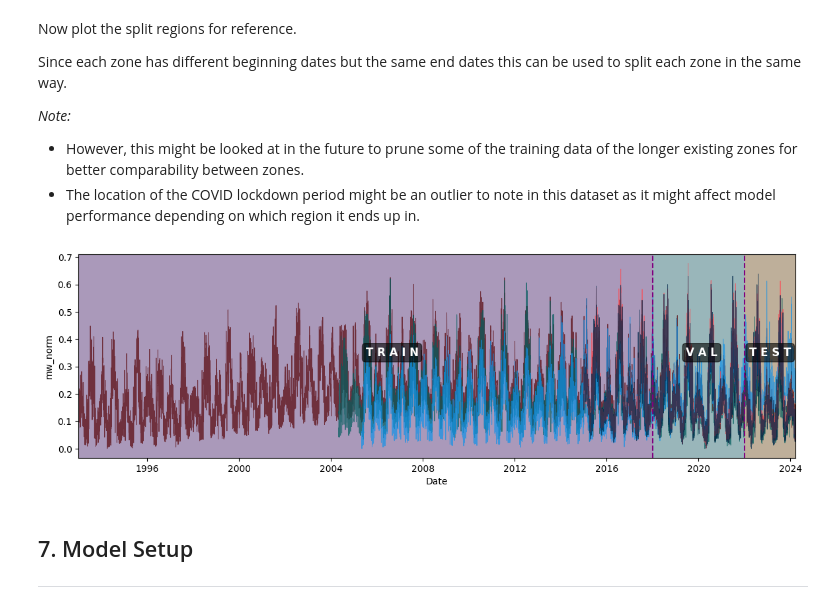
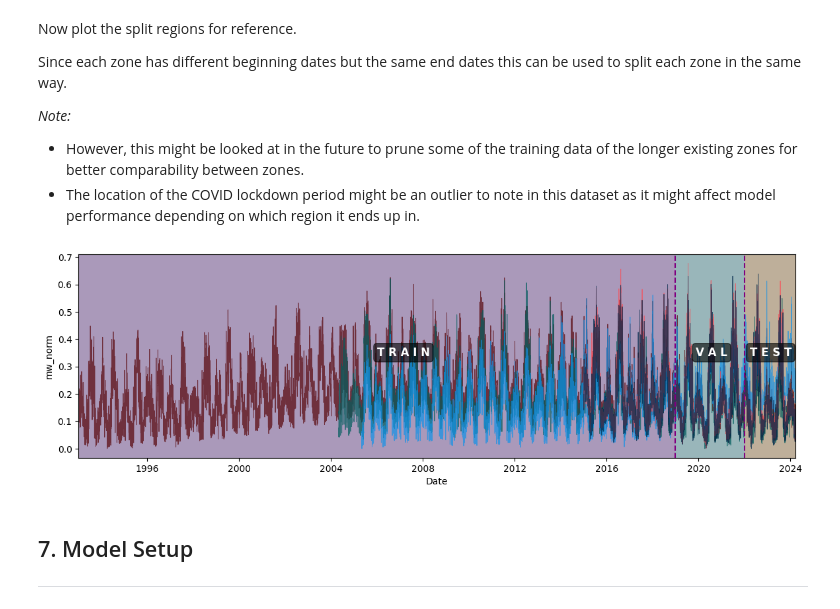
Before and after one commit to chill0121/Energy_Grid_Forecasting, a Jupyter notebook: Energy_Forecasting.ipynb, the cells around one changed output. Drawn from its saved outputs; the diff is of its cells as text; code cells hidden in the pictures.

```diff
--- a/Energy_Forecasting.ipynb
+++ b/Energy_Forecasting.ipynb
@@ -1006,7 +1025,7 @@ To avoid data leakage the test set will always be assigned the most recent dates
 # Train - Min up to 2021
 # Val - 2021 up to 2023
 # Test - 2023 to Max
-train_cutoff = '1/1/2018'
+train_cutoff = '1/1/2019'
 test_cutoff = '1/1/2022'
 
 train = {}
@@ -1071,36 +1090,36 @@ Since each zone has different beginning dates but the same end dates this can be
 # %%
 def set_region_overlay(set_label, start_date, end_date, x_offset):
     mid_date_train = (list(pd.date_range(start = pd.to_datetime(start_date), end = pd.to_datetime(end_date))))
     plt.text(x = mid_date_train[int(len(mid_date_train) / 2) + x_offset],
                 y = (plt.ylim()[0] + plt.ylim()[1]) / 2,
                 s = set_label,
                 rotation = 'horizontal',
                 weight = 'extra bold',
                 fontsize = 'large',
                 antialiased = True,
                 alpha = 1,
                 c = 'white',
                 bbox = dict(facecolor = 'black', edgecolor = 'black', boxstyle = 'round', alpha = 0.6))
     return None
 
 plt.subplots(figsize = (14,4))
 sns.lineplot(load_day_df, x = 'Date', y = 'mw_norm', hue = 'zone', palette=sns.color_palette(palette, 5), lw = 0.7, alpha = 0.7)
 plt.margins(x = 0)
 plt.axvline(pd.to_datetime(train_cutoff), color = 'purple', ls = '--')
 plt.axvline(pd.to_datetime(test_cutoff), color = 'purple', ls = '--')
 
 plt.axvspan(load_day_df['Date'].min(), pd.to_datetime(train_cutoff), facecolor='#2b0054', alpha = 0.4)
 plt.axvspan(pd.to_datetime(train_cutoff), pd.to_datetime(test_cutoff), facecolor='#004a54', alpha = 0.4)
 plt.axvspan(pd.to_datetime(test_cutoff), load_day_df['Date'].max(), facecolor='#5e3904', alpha = 0.4)
 
 set_region_overlay('T R A I N', load_day_df['Date'].min(), train_cutoff, 0)
-set_region_overlay('V A L', train_cutoff, test_cutoff, -200)
-set_region_overlay('T E S T', train_cutoff, load_day_df['Date'].max(), 400)
+set_region_overlay('V A L', train_cutoff, test_cutoff, -225)
+set_region_overlay('T E S T', train_cutoff, load_day_df['Date'].max(), 225)
 
 plt.legend().remove()
 plt.show()
 # %% [output]
-[figure, old version]
+[figure, new version]
 # %% [markdown]
 ## 7. Model Setup <a name="model"></a>
 
```
Also changed, not shown: parts of 21 cells of this notebook.
